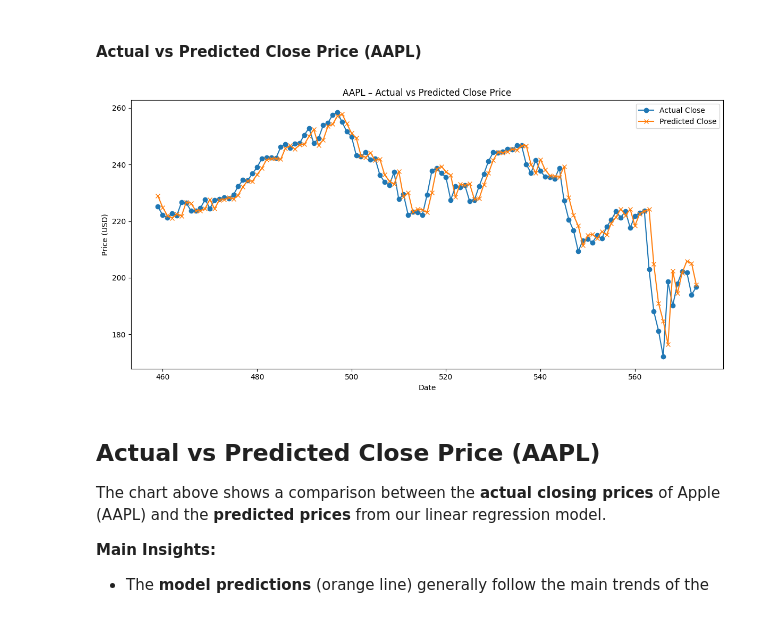
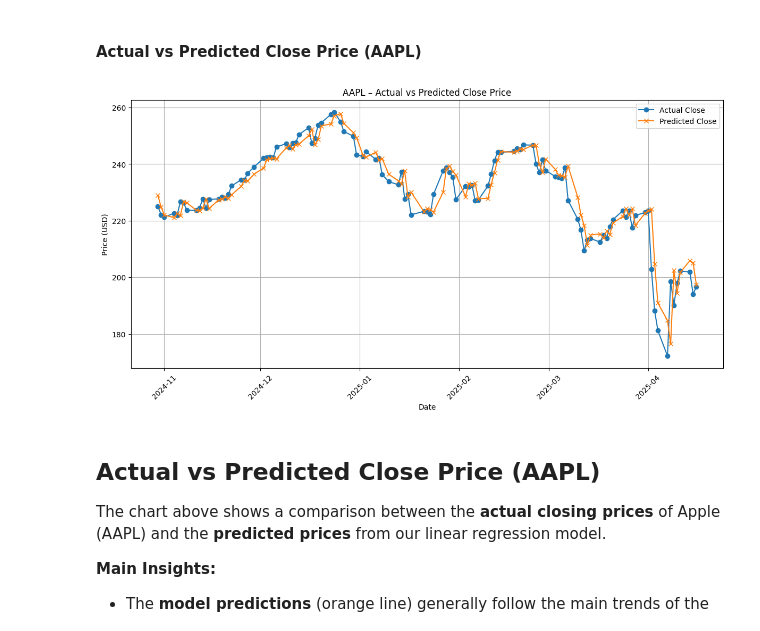
Before and after one commit to amitfiller/Stocks-Project, a Jupyter notebook: exampleProjcet.ipynb, the cells around one changed output. Drawn from its saved outputs; the diff is of its cells as text; code cells hidden in the pictures.

Commit message:
added dates

```diff
--- a/exampleProjcet.ipynb
+++ b/exampleProjcet.ipynb
@@ -358,6 +404,7 @@ This feature can help our forecasting model capture underlying stock behavior pa
 #### Prepare AAPL data, split to train/test, train the model and predict
 # %%
 from sklearn.linear_model import LinearRegression
+from sklearn.model_selection import train_test_split
 
 ticker = 'AAPL'
 stock_df = final_df[final_df['Ticker'] == ticker].copy()
@@ -367,23 +414,22 @@ stock_df['Target_Close'] = stock_df['Close'].shift(-1)
 features = ['Close', 'RSI_14', 'ATR_14', 'MA20', 'MA200', 'P/E', 'Market_Cap']
 model_df = stock_df[features + ['Target_Close']].dropna()
 
-split_index = int(0.8 * len(model_df))
-train = model_df.iloc[:split_index]
-test = model_df.iloc[split_index:]
+X = model_df[features]
+y = model_df['Target_Close']
 
-
-X_train = train[features]
-y_train = train['Target_Close']
-
-X_test = test[features]
-y_test = test['Target_Close']
+X_train, X_test, y_train, y_test = train_test_split(
+    X, y, test_size=0.2, random_state=42, shuffle=False  # Keep time order
+)
 
 lr = LinearRegression()
 lr.fit(X_train, y_train)
 
 y_pred = lr.predict(X_test)
-test = test.copy()
+
+test = X_test.copy()
+test['Target_Close'] = y_test.values
 test['Pred_Close'] = y_pred
+test['Date'] = stock_df['Date']
 # %% [markdown]
 #### Model Performance Metrics
 # %%
@@ -399,17 +445,20 @@ MAE: 3.448 | RMSE: 5.221 | R2: 0.898
 # %% [markdown]
 #### Actual vs Predicted Close Price (AAPL)
 # %%
+# Plot with actual dates
 plt.figure(figsize=(12,6))
-plt.plot(test.index, y_test, label='Actual Close', marker='o')
-plt.plot(test.index, y_pred, label='Predicted Close', marker='x')
+plt.plot(test['Date'], y_test, label='Actual Close', marker='o')
+plt.plot(test['Date'], y_pred, label='Predicted Close', marker='x')
 plt.title('AAPL – Actual vs Predicted Close Price')
 plt.xlabel('Date')
 plt.ylabel('Price (USD)')
 plt.legend()
+plt.grid(True)
 plt.tight_layout()
+plt.xticks(rotation=45)  # for better readability
 plt.show()
 # %% [output]
-[figure, old version]
+[figure, new version]
 # %% [markdown]
 ## **Actual vs Predicted Close Price (AAPL)**
 
```
Also changed, not shown: parts of 8 cells of this notebook.
